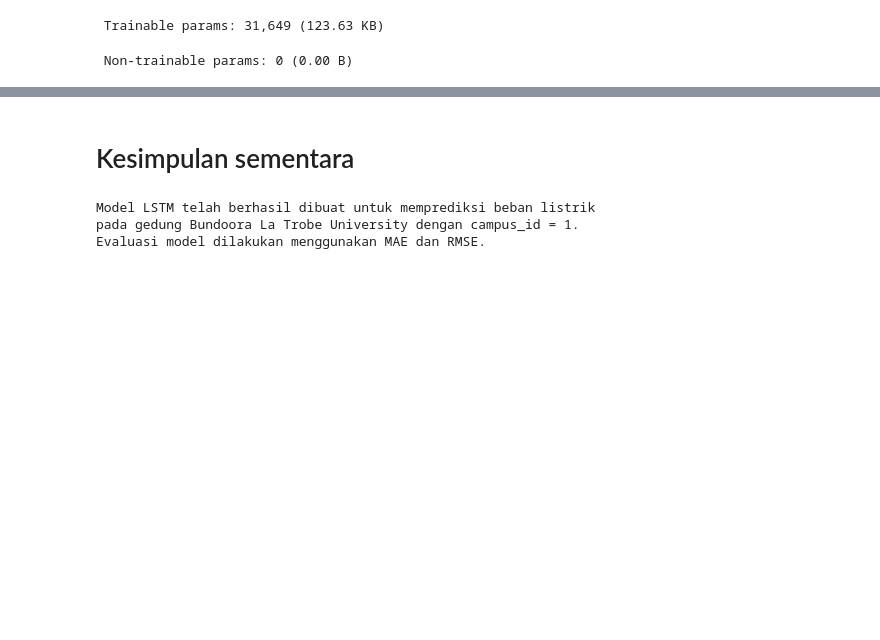
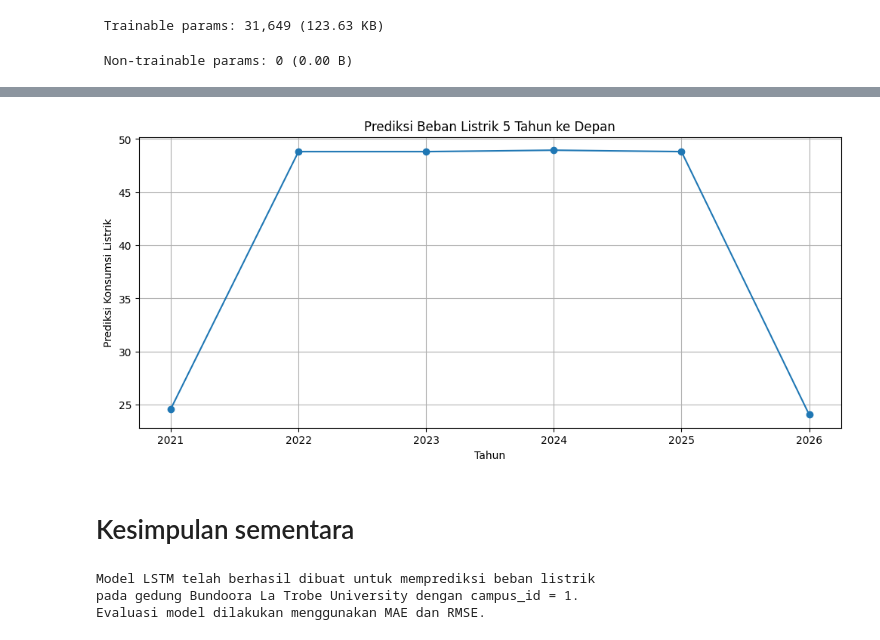
Before and after one commit to Zkeera/Prediksi-Beban-Listrik, a Jupyter notebook: Prediksi_Beban_Listrik_Gedung_Bundoora_La_Trobe_University.ipynb, the cells around one changed output, grey strips where cells are left out. Saved outputs shown, nothing was run; the diff lists cells and outputs as text; code cells hidden in the pictures; blank space fills up the shorter version.

```diff
--- a/Prediksi_Beban_Listrik_Gedung_Bundoora_La_Trobe_University.ipynb
+++ b/Prediksi_Beban_Listrik_Gedung_Bundoora_La_Trobe_University.ipynb
@@ -490,0 +540,20 @@ Akurasi Model: 88.71076595677441 %
+# %%
+# Membuat rentang tanggal 5 tahun ke depan
+
+last_date = df['timestamp'].max()
+
+future_dates = pd.date_range(
+    start=last_date + pd.Timedelta(days=1),
+    periods=future_steps,
+    freq='D'
+)
+
+future_df = pd.DataFrame({
+    'timestamp': future_dates,
+    'predicted_consumption': future_predictions_actual.flatten()
+})
+
+future_df['year'] = future_df['timestamp'].dt.year
+
+display(future_df.head())
+display(future_df.tail())
@@ -490,0 +573,8 @@ Akurasi Model: 88.71076595677441 %
+# %%
+# Rekap prediksi konsumsi listrik per tahun
+
+prediksi_tahunan = future_df.groupby('year')['predicted_consumption'].sum().reset_index()
+
+prediksi_tahunan.columns = ['Tahun', 'Prediksi Konsumsi Listrik']
+
+display(prediksi_tahunan)
@@ -543,3 +605,21 @@ Akurasi prediksi: 88.94228307725884 %
+# %%
+# Visualisasi prediksi 5 tahun ke depan
+
+plt.figure(figsize=(12,5))
+
+plt.plot(
+    prediksi_tahunan['Tahun'],
+    prediksi_tahunan['Prediksi Konsumsi Listrik'],
+    marker='o'
+)
+
+plt.title('Prediksi Beban Listrik 5 Tahun ke Depan')
+plt.xlabel('Tahun')
+plt.ylabel('Prediksi Konsumsi Listrik')
+plt.grid(True)
+plt.show()
+# %% [output]
+[figure, added]
 # %% [markdown]
 # Kesimpulan sementara
 # %%
```
Also changed, not shown: parts of 14 cells of this notebook.
